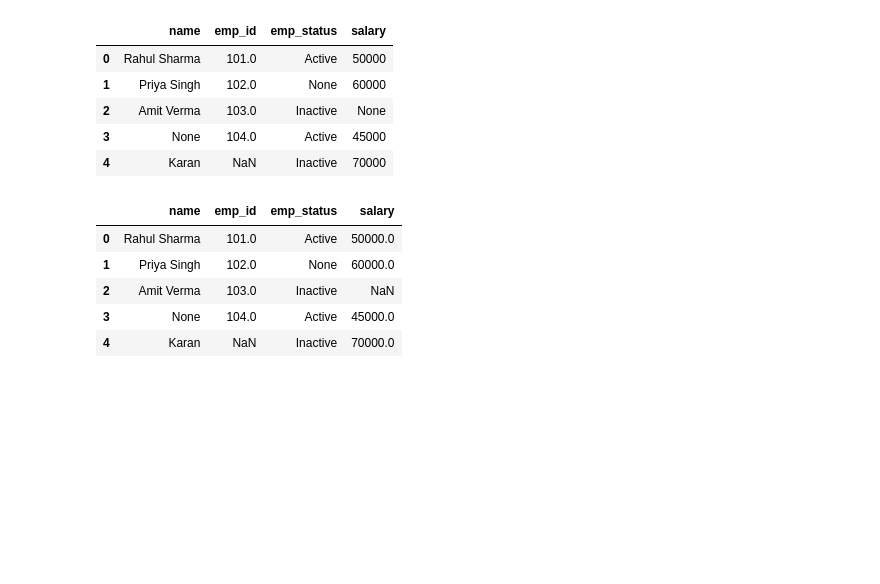
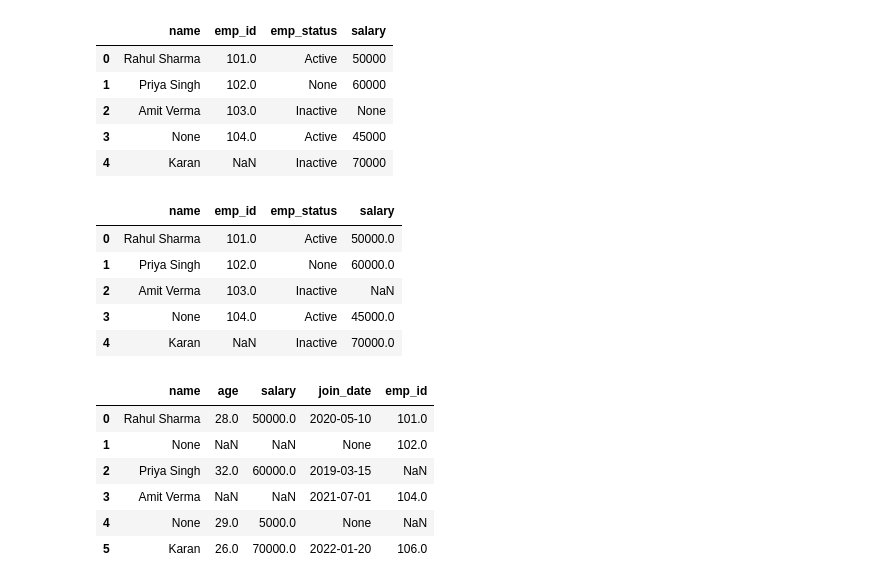
Before and after one commit to Nitik-sharma/Backend, a Jupyter notebook: chapter_appendix-tools-for-deep-learning/jupyter.ipynb, the cells around one changed output. Drawn from its saved outputs; the diff is of its cells as text; code cells hidden in the pictures; blank space fills up the shorter version.

```diff
--- a/chapter_appendix-tools-for-deep-learning/jupyter.ipynb
+++ b/chapter_appendix-tools-for-deep-learning/jupyter.ipynb
@@ -320,3 +318,21 @@ df
 | 2 | Amit Verma | 103.0 | Inactive | NaN |
 | 3 | None | 104.0 | Active | 45000.0 |
 | 4 | Karan | NaN | Inactive | 70000.0 |
+# %%
+df = pd.DataFrame({
+    "name": ["  Rahul Sharma", None, " Priya   Singh ", "Amit  Verma", None, "  Karan"],
+    "age": [28, None, 32, None, 29, 26],
+    "salary": [50000, None, 60000, None, 5000, 70000],
+    "join_date": ["2020-05-10", None, " 2019-03-15", "2021-07-01 ", None, " 2022-01-20"],
+    "emp_id": [101, 102, None, 104, None, 106]
+})
+# %%
+df
+# %% [output]
+|  | name | age | salary | join_date | emp_id |
+| 0 | Rahul Sharma | 28.0 | 50000.0 | 2020-05-10 | 101.0 |
+| 1 | None | NaN | NaN | None | 102.0 |
+| 2 | Priya Singh | 32.0 | 60000.0 | 2019-03-15 | NaN |
+| 3 | Amit Verma | NaN | NaN | 2021-07-01 | 104.0 |
+| 4 | None | 29.0 | 5000.0 | None | NaN |
+| 5 | Karan | 26.0 | 70000.0 | 2022-01-20 | 106.0 |
```
Also changed, not shown: parts of 14 cells of this notebook.
